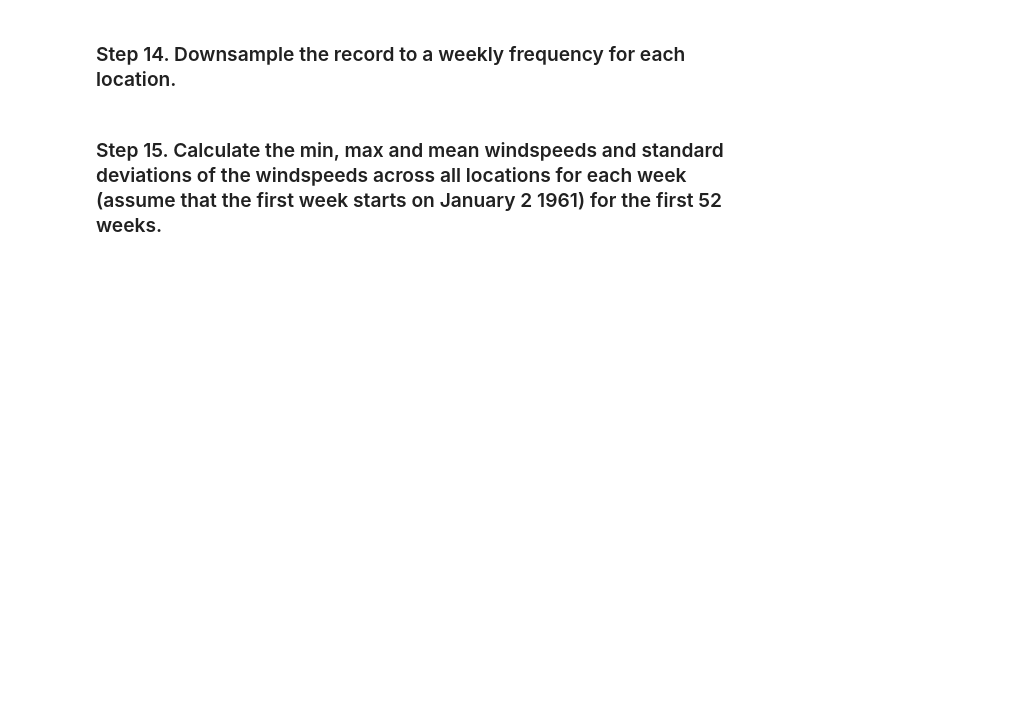
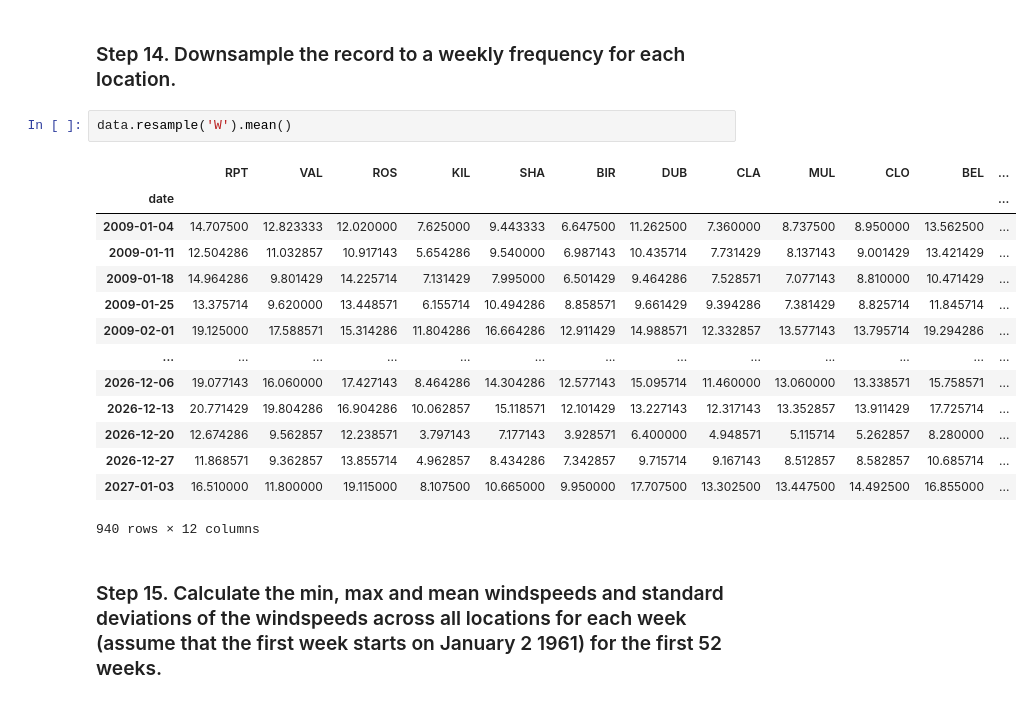
Before and after one commit to progen1tor/pandas-exercises-progress, a Jupyter notebook: 06_stats/wind_stats.ipynb, the cells around one changed output. Saved outputs shown, nothing was run; the diff lists cells and outputs as text; blank space fills up the shorter version.

```diff
--- a/06_stats/wind_stats.ipynb
+++ b/06_stats/wind_stats.ipynb
@@ -146,4 +217,21 @@ loc_stats
 # %% [markdown]
 ### Step 14. Downsample the record to a weekly frequency for each location.
+# %%
+data.resample('W').mean()
+# %% [output]
+|  | RPT | VAL | ROS | KIL | SHA | BIR | DUB | CLA | MUL | CLO | BEL | ... |
+| date |  |  |  |  |  |  |  |  |  |  |  | ... |
+| 2009-01-04 | 14.707500 | 12.823333 | 12.020000 | 7.625000 | 9.443333 | 6.647500 | 11.262500 | 7.360000 | 8.737500 | 8.950000 | 13.562500 | ... |
+| 2009-01-11 | 12.504286 | 11.032857 | 10.917143 | 5.654286 | 9.540000 | 6.987143 | 10.435714 | 7.731429 | 8.137143 | 9.001429 | 13.421429 | ... |
+| 2009-01-18 | 14.964286 | 9.801429 | 14.225714 | 7.131429 | 7.995000 | 6.501429 | 9.464286 | 7.528571 | 7.077143 | 8.810000 | 10.471429 | ... |
+| 2009-01-25 | 13.375714 | 9.620000 | 13.448571 | 6.155714 | 10.494286 | 8.858571 | 9.661429 | 9.394286 | 7.381429 | 8.825714 | 11.845714 | ... |
+| 2009-02-01 | 19.125000 | 17.588571 | 15.314286 | 11.804286 | 16.664286 | 12.911429 | 14.988571 | 12.332857 | 13.577143 | 13.795714 | 19.294286 | ... |
+| ... | ... | ... | ... | ... | ... | ... | ... | ... | ... | ... | ... | ... |
+| 2026-12-06 | 19.077143 | 16.060000 | 17.427143 | 8.464286 | 14.304286 | 12.577143 | 15.095714 | 11.460000 | 13.060000 | 13.338571 | 15.758571 | ... |
+| 2026-12-13 | 20.771429 | 19.804286 | 16.904286 | 10.062857 | 15.118571 | 12.101429 | 13.227143 | 12.317143 | 13.352857 | 13.911429 | 17.725714 | ... |
+| 2026-12-20 | 12.674286 | 9.562857 | 12.238571 | 3.797143 | 7.177143 | 3.928571 | 6.400000 | 4.948571 | 5.115714 | 5.262857 | 8.280000 | ... |
+| 2026-12-27 | 11.868571 | 9.362857 | 13.855714 | 4.962857 | 8.434286 | 7.342857 | 9.715714 | 9.167143 | 8.512857 | 8.582857 | 10.685714 | ... |
+| 2027-01-03 | 16.510000 | 11.800000 | 19.115000 | 8.107500 | 10.665000 | 9.950000 | 17.707500 | 13.302500 | 13.447500 | 14.492500 | 16.855000 | ... |
+940 rows × 12 columns
 # %% [markdown]
 ### Step 15. Calculate the min, max and mean windspeeds and standard deviations of the windspeeds across all locations for each week (assume that the first week starts on January 2 1961) for the first 52 weeks.
```
Also changed, not shown: parts of 6 cells of this notebook.
